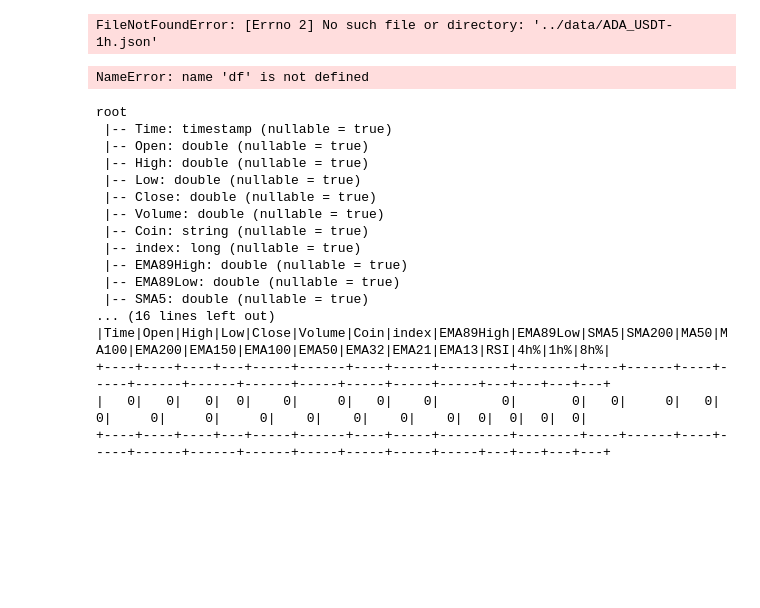
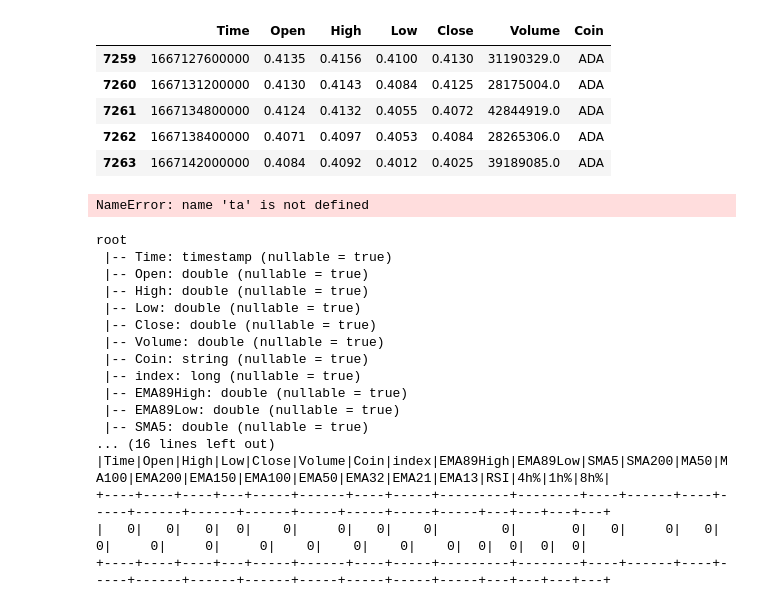
Before and after one commit to josechifflet/ml-strategies, a Jupyter notebook: notebooks/trading/mark_01.ipynb, the cells around one changed output. Saved outputs shown, nothing was run; the diff lists cells and outputs as text; code cells hidden in the pictures; blank space fills up the shorter version.

Commit message:
import ada data

```diff
--- a/notebooks/trading/mark_01.ipynb
+++ b/notebooks/trading/mark_01.ipynb
@@ -3,36 +3,41 @@ import talib
 import json
 
 import pandas as pd
 import numpy as np
 import matplotlib.pyplot as plt
 import seaborn as sns
 
-from ta import add_all_ta_features
+import pandas_ta as ta
 from ta.utils import dropna
 from pyspark.context import SparkContext
 from pyspark.sql import functions as F
 from pyspark.sql import SparkSession
 from pyspark.sql.window import Window
 from pyspark.sql.functions import lag
 from pyspark.sql.functions import col
 
 spark = SparkSession \
     .builder \
     .appName("Python Spark SQL basic example") \
     .config("spark.some.config.option", "some-value") \
     .getOrCreate()
 
-input_file = open('../data/ADA_USDT-1h.json')
+input_file = open('../../data/futures/ADA_USDT-1h-futures.json')
 json_array = json.load(input_file)
 
 # OHLCV
 
 df = pd.DataFrame(json_array)
 df.columns = ['Time', 'Open', 'High', 'Low', 'Close', 'Volume']
 df['Coin'] = "ADA"
 df.tail()
 # %% [output]
-FileNotFoundError: [Errno 2] No such file or directory: '../data/ADA_USDT-1h.json'
+|  | Time | Open | High | Low | Close | Volume | Coin |
+| 7259 | 1667127600000 | 0.4135 | 0.4156 | 0.4100 | 0.4130 | 31190329.0 | ADA |
+| 7260 | 1667131200000 | 0.4130 | 0.4143 | 0.4084 | 0.4125 | 28175004.0 | ADA |
+| 7261 | 1667134800000 | 0.4124 | 0.4132 | 0.4055 | 0.4072 | 42844919.0 | ADA |
+| 7262 | 1667138400000 | 0.4071 | 0.4097 | 0.4053 | 0.4084 | 28265306.0 | ADA |
+| 7263 | 1667142000000 | 0.4084 | 0.4092 | 0.4012 | 0.4025 | 39189085.0 | ADA |
 # %%
 df['index'] = df.index
 
@@ -58,6 +63,11 @@ df['EMA13']=ta.ema(df.Close, length=13)
 df['RSI']=ta.rsi(df.Close, length=14)
 
 
+# volume
+df['OBV'] = talib.OBV(df.Close, df.Volume)
+
+
+
 df['Time'] = pd.to_datetime(df['Time'], unit='ms')
 df['1h%'] = (df['Close'].pct_change(periods=1).mul(100))
 df['4h%'] = (df['Close'].pct_change(periods=4).mul(100))
@@ -68,7 +78,7 @@ df['8h%'] = (df['Close'].pct_change(periods=8).mul(100))
 
 df.tail()
 # %% [output]
-NameError: name 'df' is not defined
+NameError: name 'ta' is not defined
 # %%
 # Create PySpark DataFrame from Pandas
 sdf = spark.createDataFrame(df)
```
Also changed, not shown: 4 other files.
